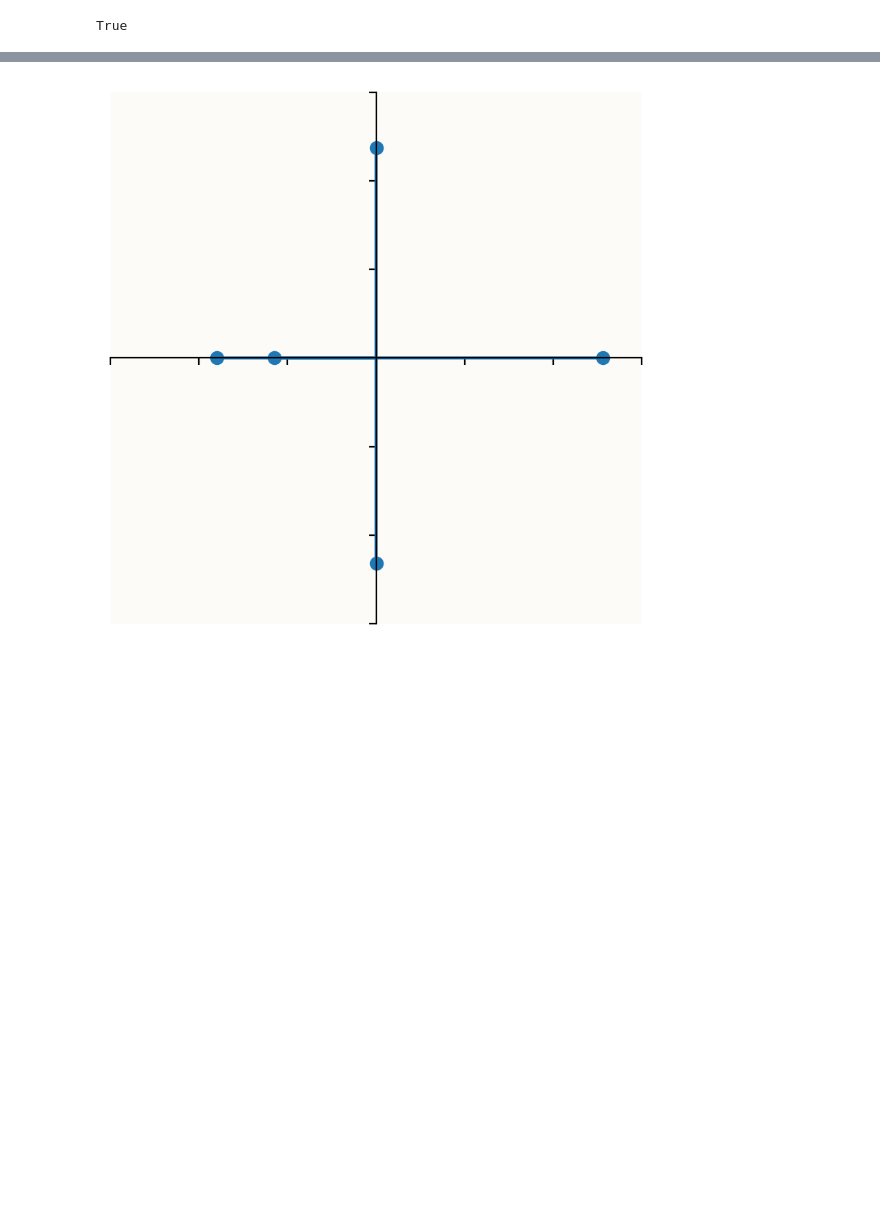
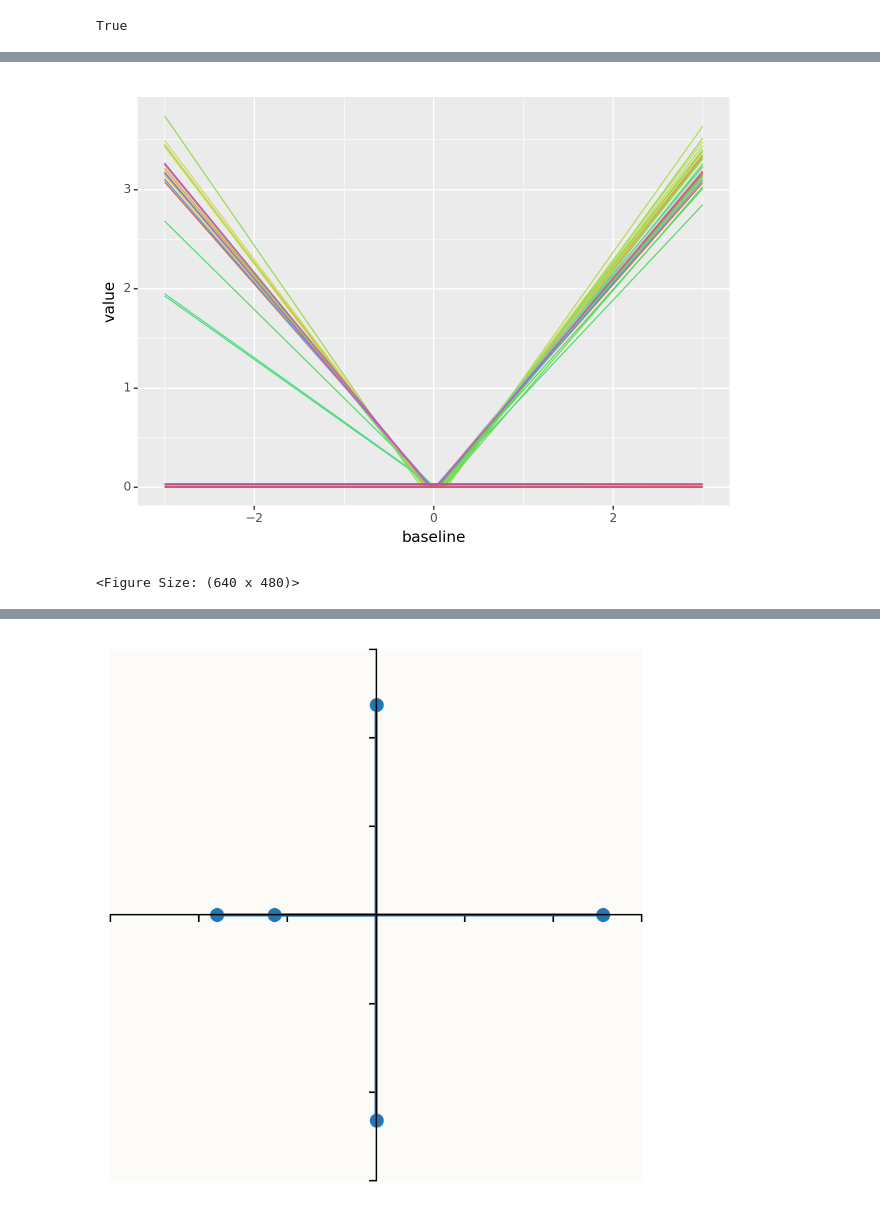
Before and after one commit to dashstander/superposition, a Jupyter notebook: basics.ipynb, the cells around one changed output, grey strips where cells are left out. Saved outputs shown, nothing was run; the diff lists cells and outputs as text; code cells hidden in the pictures; blank space fills up the shorter version.

```diff
--- a/basics.ipynb
+++ b/basics.ipynb
@@ -189,8 +141,8 @@ def optimize(model, stream, n_batch=1024, steps=10_000, print_freq=100, lr=1e-3,
                 )
 # %%
 config = Config(
-    n_features = 10,
-    n_hidden = 6,
+    n_features = 100,
+    n_neurons = 40,
     n_instances = 1,
 )
 
@@ -199,7 +151,7 @@ model = Model(
     # Exponential feature importance curve from 1 to 1/100
     #importance = (0.9**torch.arange(config.n_features))[None, :],
     # Sweep feature frequency across the instances from 1 (fully dense) to 1/20
-    #feature_probability = torch.tensor(0.1) #(20 ** -torch.linspace(0, 1, config.n_instances))[:, None]
+   # feature_probability = torch.tensor(0.9) #(20 ** -torch.linspace(0, 1, config.n_instances))[:, None]
 )
 
 stream = SparseUniformData(
@@ -216,5 +168,6 @@ model.to('cuda:0')
 #batch = stream.generate(100)
 #out = model(batch)
 
+bs = 2 ** 17
 
-optimize(model, stream, n_batch=4096, steps=20_000)
+optimize(model, stream, batch_size=bs, steps=50_000, lr=0.0001)
@@ -230,0 +185,25 @@ tensor([[-8.4099e-05,  1.6878e-06, -1.5034e+00, -4.3521e-05,  1.9523e-04],
+# %%
+from plotnine import ggplot, geom_line, aes, facet_wrap, geom_abline
+
+learned_abs_fn = torch.zeros((400, 100))
+
+for i, a in  enumerate(torch.linspace(-3., 3., 400, device='cuda')):
+    with torch.no_grad():
+        out = torch.diag(model(a * torch.eye(100, device='cuda'))).detach().cpu()
+        learned_abs_fn[i, :] = out
+
+learned_abs_fn = torch.concat([torch.linspace(-3, 3, 400)[:, None], learned_abs_fn], dim=1).numpy()
+learned_abs_df = pl.DataFrame(learned_abs_fn, schema=['baseline'] + [f'feature{i}' for i in range(100)])
+# %%
+df = learned_abs_df.melt(id_vars='baseline')
+(
+    df
+    .filter(pl.col('baseline').is_in([-3.0, 3.0]))
+    .filter(pl.col('value') > 0)
+    .group_by('variable')
+    .count()
+    .filter(
+        pl.col('count') > 1
+    )
+    .sort('variable')
+)
@@ -230,0 +230,6 @@ tensor([[-8.4099e-05,  1.6878e-06, -1.5034e+00, -4.3521e-05,  1.9523e-04],
+# %%
+
+ggplot(df, aes(x='baseline', y='value', color='variable')) + geom_line(show_legend=False)
+# %% [output]
+[figure, added]
+<Figure Size: (640 x 480)>
```
Also changed, not shown: parts of 53 cells of this notebook.
